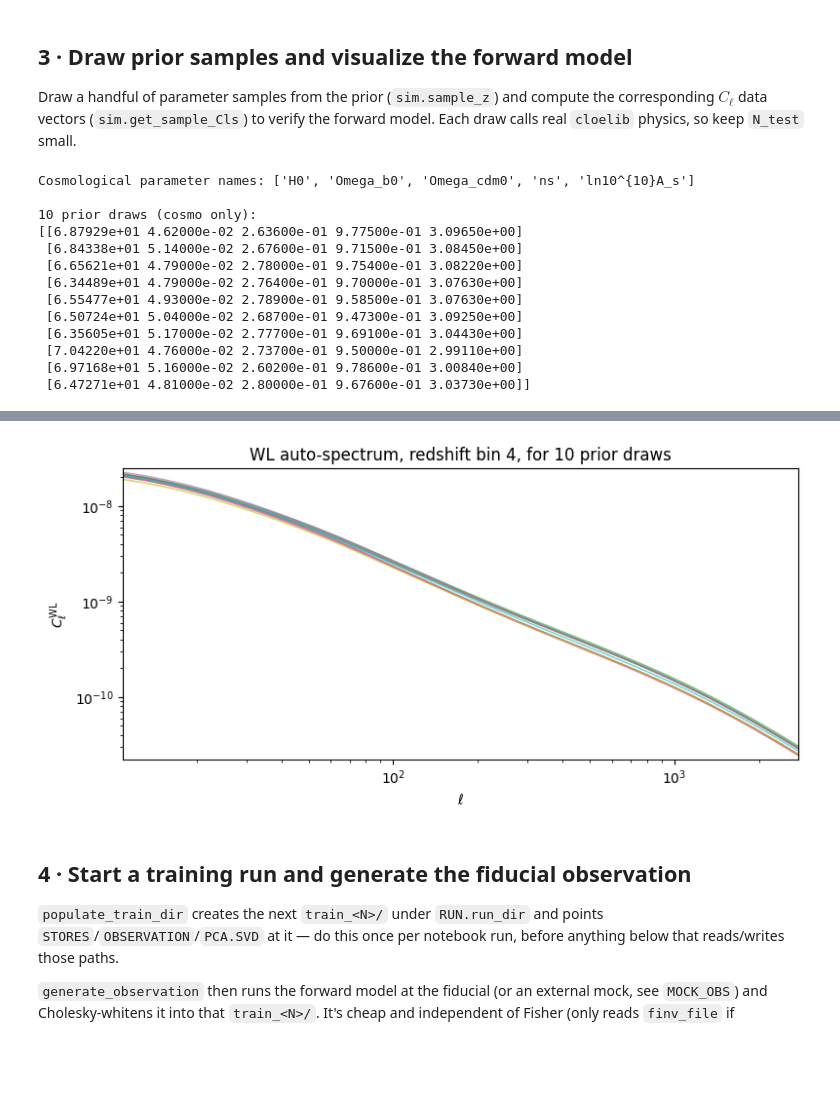
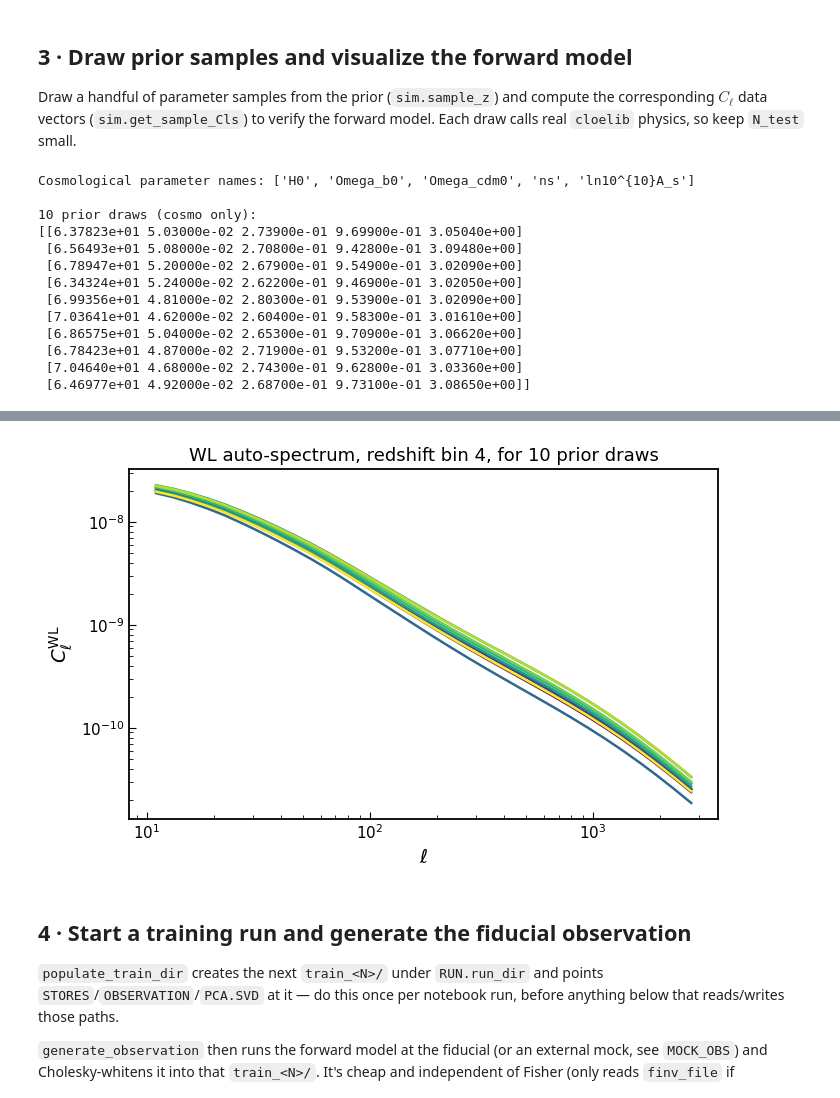
Before and after one commit to Alexandra-Wernersson/Merlin, a Jupyter notebook: notebooks/pipeline_walkthrough.ipynb, the cells around one changed output, grey strips where cells are left out. Drawn from its saved outputs; the diff is of its cells as text; code cells hidden in the pictures; blank space fills up the shorter version.

```diff
--- a/notebooks/pipeline_walkthrough.ipynb
+++ b/notebooks/pipeline_walkthrough.ipynb
@@ -127,40 +125,38 @@ Nbin_z = config["CLOELIB_SETTINGS"]["Nbin_z"]
 BIN = 3   # 0-indexed redshift bin to plot
 auto_idx = BIN * Nbin_z - BIN * (BIN - 1) // 2
 
-fig, ax = plt.subplots(figsize=(8, 4))
-curves = []
-for z in z_samples:
+cmap = plt.cm.viridis
+colors = cmap(np.linspace(0, 1, N_test))
+
+fig, ax = plt.subplots(figsize=(7, 4.5))
+for z, color in zip(z_samples, colors):
     cls = sim.get_sample_Cls(z)
     n_wl = len(sim.WL_keys)
     wl_cls = cls[:n_wl * len(sim.ells)].reshape(n_wl, len(sim.ells))
-    curve = wl_cls[auto_idx]
-    curves.append(curve)
-    ax.plot(sim.ells, curve, lw=1.2, alpha=0.6)
+    ax.plot(sim.ells, wl_cls[auto_idx], lw=1.8, color=color)
 
 ax.set_xscale("log")
 ax.set_yscale("log")
-ax.set_xlabel(r"$\ell$")
-ax.set_ylabel(r"$C_\ell^{\rm WL}$")
-ax.set_title(f"WL auto-spectrum, redshift bin {BIN + 1}, for {N_test} prior draws")
-
-# Zoom tightly to where the curves actually live, instead of leaving
-# matplotlib's default autoscale padding around them.
-curves = np.array(curves)
-ax.set_xlim(sim.ells.min(), sim.ells.max())
-ax.set_ylim(curves.min() * 0.9, curves.max() * 1.1)
+ax.set_xlabel(r"$\ell$", fontsize=14)
+ax.set_ylabel(r"$C_\ell^{\rm WL}$", fontsize=14)
+ax.set_title(f"WL auto-spectrum, redshift bin {BIN + 1}, for {N_test} prior draws", fontsize=13)
+ax.minorticks_on()
+ax.tick_params(axis="both", which="major", direction="in", labelsize=11, size=5)
+ax.tick_params(axis="both", which="minor", direction="in", size=3)
+[s.set_linewidth(1.3) for s in ax.spines.values()]
 plt.tight_layout()
 plt.show()
 # %% [output]
 Cosmological parameter names: ['H0', 'Omega_b0', 'Omega_cdm0', 'ns', 'ln10^{10}A_s']
 
 10 prior draws (cosmo only):
-[[6.87929e+01 4.62000e-02 2.63600e-01 9.77500e-01 3.09650e+00]
- [6.84338e+01 5.14000e-02 2.67600e-01 9.71500e-01 3.08450e+00]
- [6.65621e+01 4.79000e-02 2.78000e-01 9.75400e-01 3.08220e+00]
- [6.34489e+01 4.79000e-02 2.76400e-01 9.70000e-01 3.07630e+00]
- [6.55477e+01 4.93000e-02 2.78900e-01 9.58500e-01 3.07630e+00]
- [6.50724e+01 5.04000e-02 2.68700e-01 9.47300e-01 3.09250e+00]
- [6.35605e+01 5.17000e-02 2.77700e-01 9.69100e-01 3.04430e+00]
- [7.04220e+01 4.76000e-02 2.73700e-01 9.50000e-01 2.99110e+00]
- [6.97168e+01 5.16000e-02 2.60200e-01 9.78600e-01 3.00840e+00]
- [6.47271e+01 4.81000e-02 2.80000e-01 9.67600e-01 3.03730e+00]]
+[[6.37823e+01 5.03000e-02 2.73900e-01 9.69900e-01 3.05040e+00]
+ [6.56493e+01 5.08000e-02 2.70800e-01 9.42800e-01 3.09480e+00]
+ [6.78947e+01 5.20000e-02 2.67900e-01 9.54900e-01 3.02090e+00]
+ [6.34324e+01 5.24000e-02 2.62200e-01 9.46900e-01 3.02050e+00]
+ [6.99356e+01 4.81000e-02 2.80300e-01 9.53900e-01 3.02090e+00]
+ [7.03641e+01 4.62000e-02 2.60400e-01 9.58300e-01 3.01610e+00]
+ [6.86575e+01 5.04000e-02 2.65300e-01 9.70900e-01 3.06620e+00]
+ [6.78423e+01 4.87000e-02 2.71900e-01 9.53200e-01 3.07710e+00]
+ [7.04640e+01 4.68000e-02 2.74300e-01 9.62800e-01 3.03360e+00]
+ [6.46977e+01 4.92000e-02 2.68700e-01 9.73100e-01 3.08650e+00]]
@@ -170,4 +166,4 @@ I0000 00:00:1792020100.960832 3727722 gpu_device.cc:2020] Created device /job:lo
-[figure, old version]
+[figure, new version]
 # %% [markdown]
 ## 4 · Start a training run and generate the fiducial observation
 
```
Also changed, not shown: parts of 4 cells of this notebook, 11 other files.
